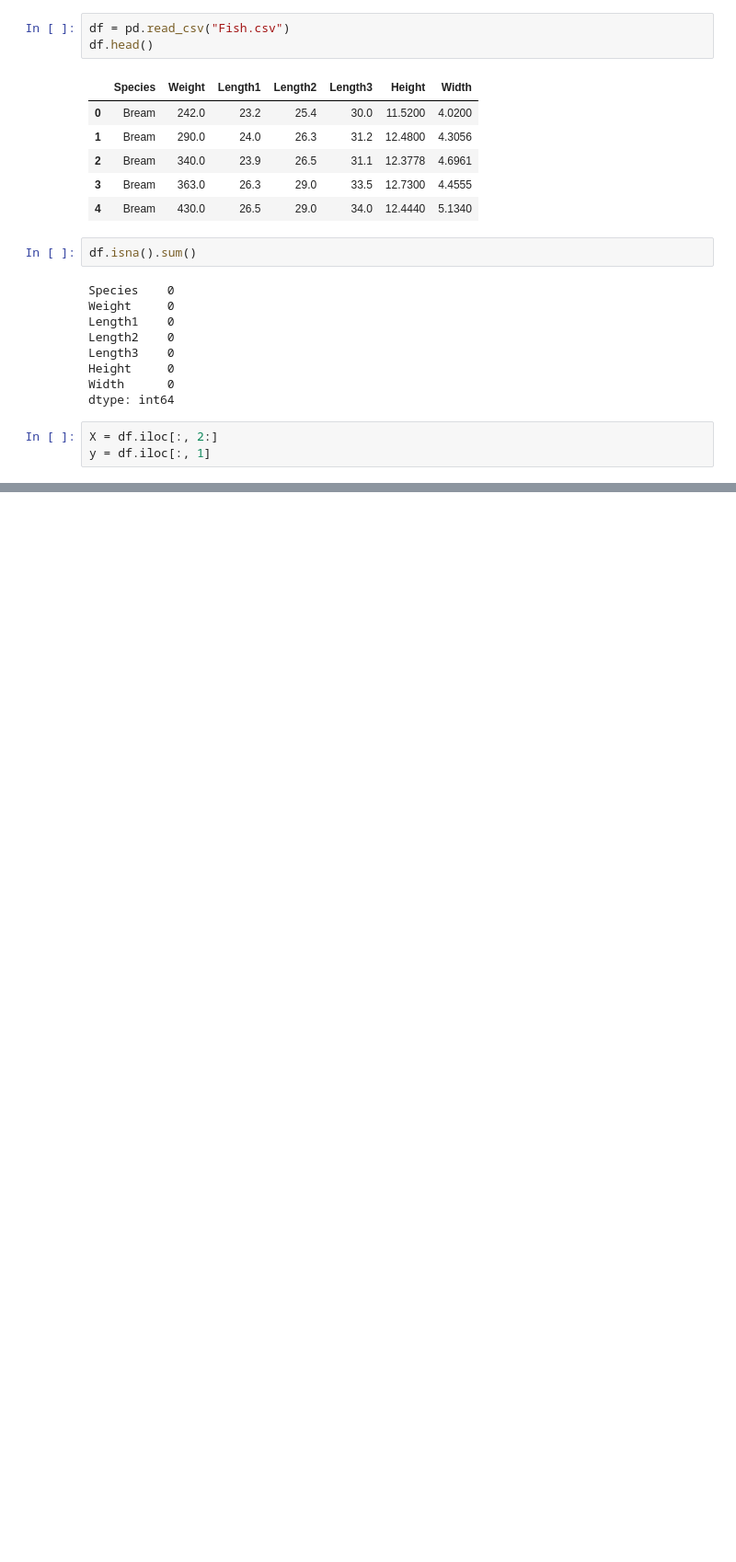
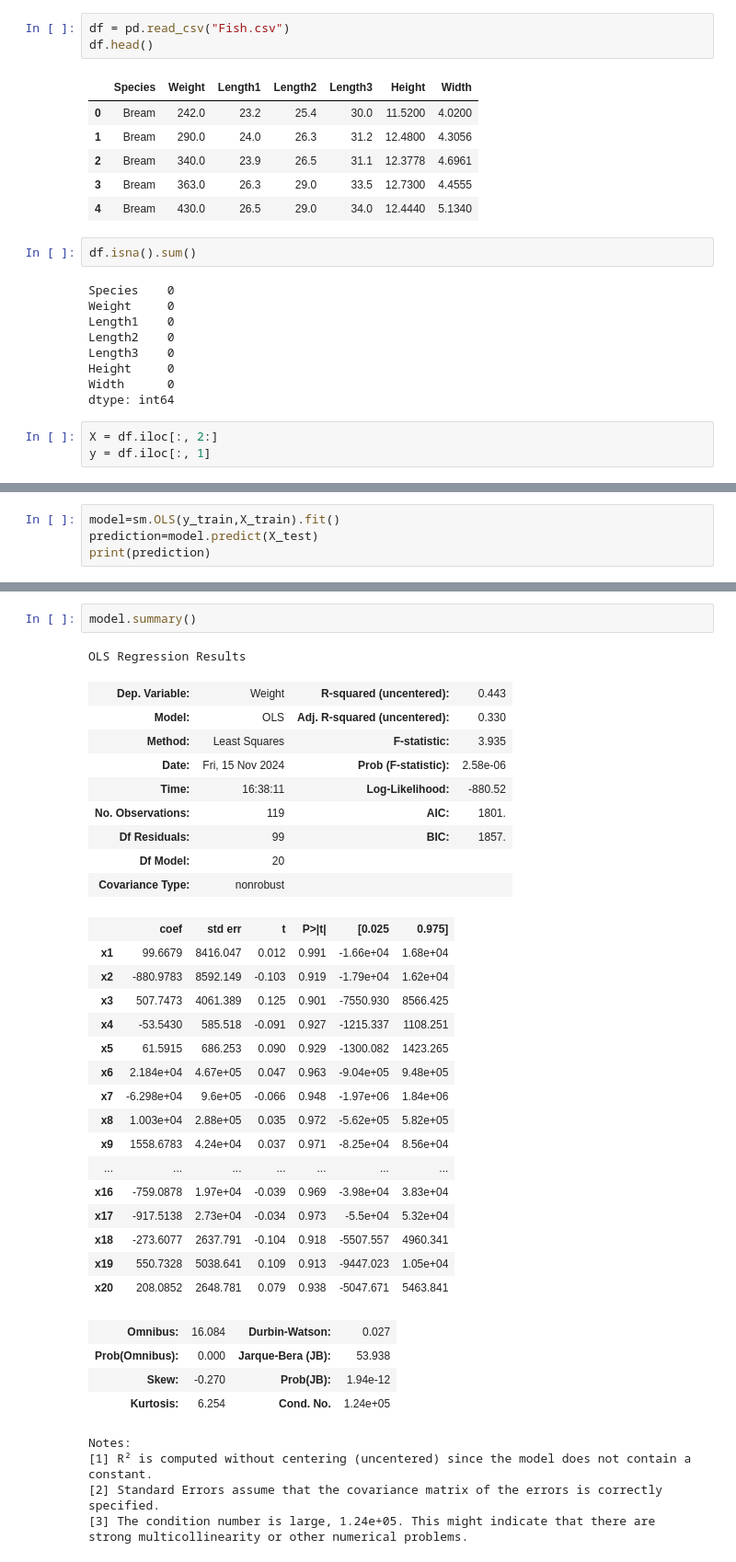
Before and after one commit to itssahilwhat/AI-Fundamentals, a Jupyter notebook: Linear Regression/Polynomial Linear Regression.ipynb, the cells around one changed output, grey strips where cells are left out. Shown at 92% size. Cells and saved outputs as stored; diff of their text form; blank space fills up the shorter version.

```diff
--- a/Linear Regression/Polynomial Linear Regression.ipynb
+++ b/Linear Regression/Polynomial Linear Regression.ipynb
@@ -50,0 +144,4 @@ for column in X.columns:
+# %%
+model=sm.OLS(y_train,X_train).fit()
+prediction=model.predict(X_test)
+print(prediction)
@@ -50,0 +157,38 @@ for column in X.columns:
+# %%
+model.summary()
+# %% [output]
+OLS Regression Results
+| Dep. Variable: | Weight | R-squared (uncentered): | 0.443 |
+| Model: | OLS | Adj. R-squared (uncentered): | 0.330 |
+| Method: | Least Squares | F-statistic: | 3.935 |
+| Date: | Fri, 15 Nov 2024 | Prob (F-statistic): | 2.58e-06 |
+| Time: | 16:38:11 | Log-Likelihood: | -880.52 |
+| No. Observations: | 119 | AIC: | 1801. |
+| Df Residuals: | 99 | BIC: | 1857. |
+| Df Model: | 20 |  |  |
+| Covariance Type: | nonrobust |  |  |
+|  | coef | std err | t | P>|t| | [0.025 | 0.975] |
+| x1 | 99.6679 | 8416.047 | 0.012 | 0.991 | -1.66e+04 | 1.68e+04 |
+| x2 | -880.9783 | 8592.149 | -0.103 | 0.919 | -1.79e+04 | 1.62e+04 |
+| x3 | 507.7473 | 4061.389 | 0.125 | 0.901 | -7550.930 | 8566.425 |
+| x4 | -53.5430 | 585.518 | -0.091 | 0.927 | -1215.337 | 1108.251 |
+| x5 | 61.5915 | 686.253 | 0.090 | 0.929 | -1300.082 | 1423.265 |
+| x6 | 2.184e+04 | 4.67e+05 | 0.047 | 0.963 | -9.04e+05 | 9.48e+05 |
+| x7 | -6.298e+04 | 9.6e+05 | -0.066 | 0.948 | -1.97e+06 | 1.84e+06 |
+| x8 | 1.003e+04 | 2.88e+05 | 0.035 | 0.972 | -5.62e+05 | 5.82e+05 |
+| x9 | 1558.6783 | 4.24e+04 | 0.037 | 0.971 | -8.25e+04 | 8.56e+04 |
+| ... | ... | ... | ... | ... | ... | ... |
+| x16 | -759.0878 | 1.97e+04 | -0.039 | 0.969 | -3.98e+04 | 3.83e+04 |
+| x17 | -917.5138 | 2.73e+04 | -0.034 | 0.973 | -5.5e+04 | 5.32e+04 |
+| x18 | -273.6077 | 2637.791 | -0.104 | 0.918 | -5507.557 | 4960.341 |
+| x19 | 550.7328 | 5038.641 | 0.109 | 0.913 | -9447.023 | 1.05e+04 |
+| x20 | 208.0852 | 2648.781 | 0.079 | 0.938 | -5047.671 | 5463.841 |
+| Omnibus: | 16.084 | Durbin-Watson: | 0.027 |
+| Prob(Omnibus): | 0.000 | Jarque-Bera (JB): | 53.938 |
+| Skew: | -0.270 | Prob(JB): | 1.94e-12 |
+| Kurtosis: | 6.254 | Cond. No. | 1.24e+05 |
+Notes:
+[1] R² is computed without centering (uncentered) since the model does not contain a constant.
+[2] Standard Errors assume that the covariance matrix of the errors is correctly specified.
+[3] The condition number is large, 1.24e+05. This might indicate that there are
+strong multicollinearity or other numerical problems.
```
Also changed, not shown: parts of 15 cells of this notebook.
